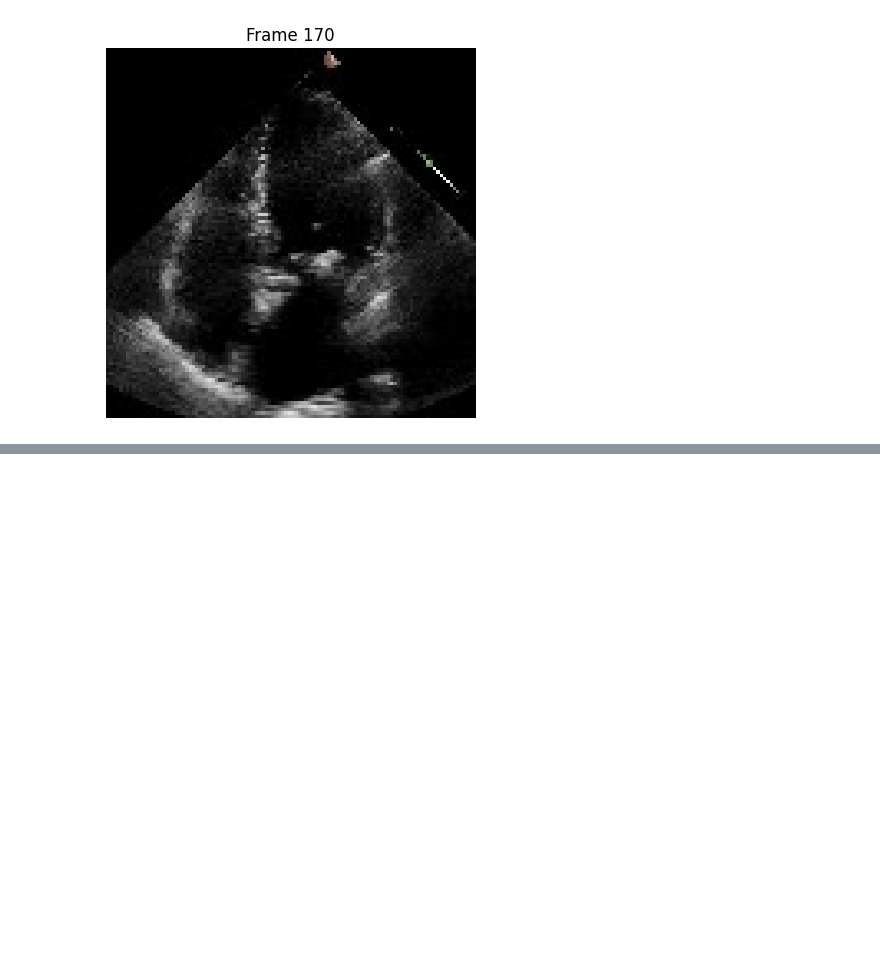
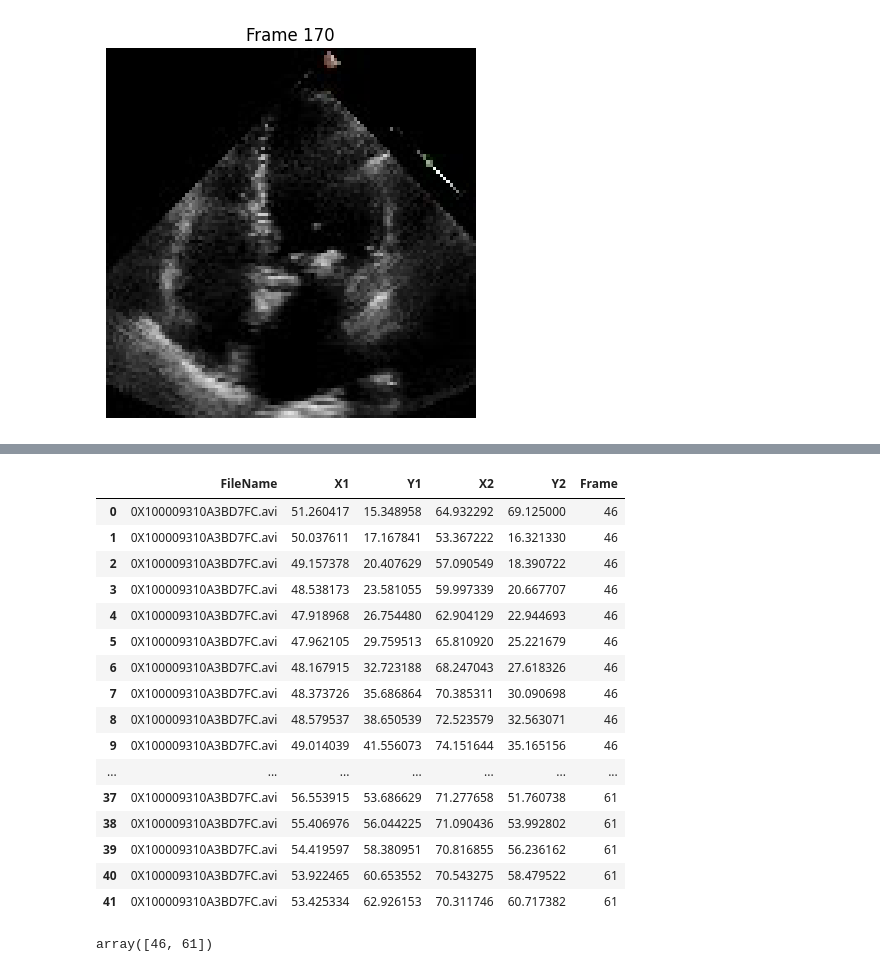
Before and after one commit to vasanth-06V/Medcial-AI-Heart-Disease-prediction, a Jupyter notebook: notebooks/intern2_echo/echo_video_exploration.ipynb, the cells around one changed output, grey strips where cells are left out. Saved outputs shown, nothing was run; the diff lists cells and outputs as text; code cells hidden in the pictures; blank space fills up the shorter version.

Commit message:
Frame Extractor

```diff
--- a/notebooks/intern2_echo/echo_video_exploration.ipynb
+++ b/notebooks/intern2_echo/echo_video_exploration.ipynb
@@ -170,0 +199,2 @@ filelist.head()
+# %%
+tracings = pd.read_csv("../../data/raw/EchoNet-Dynamic/VolumeTracings.csv")
@@ -170,0 +221,30 @@ filelist.head()
+# %%
+video_name = "0X100009310A3BD7FC.avi"
+
+video_tracings = tracings[
+    tracings["FileName"] == video_name
+]
+
+video_tracings
+# %% [output]
+|  | FileName | X1 | Y1 | X2 | Y2 | Frame |
+| 0 | 0X100009310A3BD7FC.avi | 51.260417 | 15.348958 | 64.932292 | 69.125000 | 46 |
+| 1 | 0X100009310A3BD7FC.avi | 50.037611 | 17.167841 | 53.367222 | 16.321330 | 46 |
+| 2 | 0X100009310A3BD7FC.avi | 49.157378 | 20.407629 | 57.090549 | 18.390722 | 46 |
+| 3 | 0X100009310A3BD7FC.avi | 48.538173 | 23.581055 | 59.997339 | 20.667707 | 46 |
+| 4 | 0X100009310A3BD7FC.avi | 47.918968 | 26.754480 | 62.904129 | 22.944693 | 46 |
+| 5 | 0X100009310A3BD7FC.avi | 47.962105 | 29.759513 | 65.810920 | 25.221679 | 46 |
+| 6 | 0X100009310A3BD7FC.avi | 48.167915 | 32.723188 | 68.247043 | 27.618326 | 46 |
+| 7 | 0X100009310A3BD7FC.avi | 48.373726 | 35.686864 | 70.385311 | 30.090698 | 46 |
+| 8 | 0X100009310A3BD7FC.avi | 48.579537 | 38.650539 | 72.523579 | 32.563071 | 46 |
+| 9 | 0X100009310A3BD7FC.avi | 49.014039 | 41.556073 | 74.151644 | 35.165156 | 46 |
+| ... | ... | ... | ... | ... | ... | ... |
+| 37 | 0X100009310A3BD7FC.avi | 56.553915 | 53.686629 | 71.277658 | 51.760738 | 61 |
+| 38 | 0X100009310A3BD7FC.avi | 55.406976 | 56.044225 | 71.090436 | 53.992802 | 61 |
+| 39 | 0X100009310A3BD7FC.avi | 54.419597 | 58.380951 | 70.816855 | 56.236162 | 61 |
+| 40 | 0X100009310A3BD7FC.avi | 53.922465 | 60.653552 | 70.543275 | 58.479522 | 61 |
+| 41 | 0X100009310A3BD7FC.avi | 53.425334 | 62.926153 | 70.311746 | 60.717382 | 61 |
+# %%
+video_tracings["Frame"].unique()
+# %% [output]
+array([46, 61])
```
Also changed, not shown: parts of 5 cells of this notebook, 1 other file.
